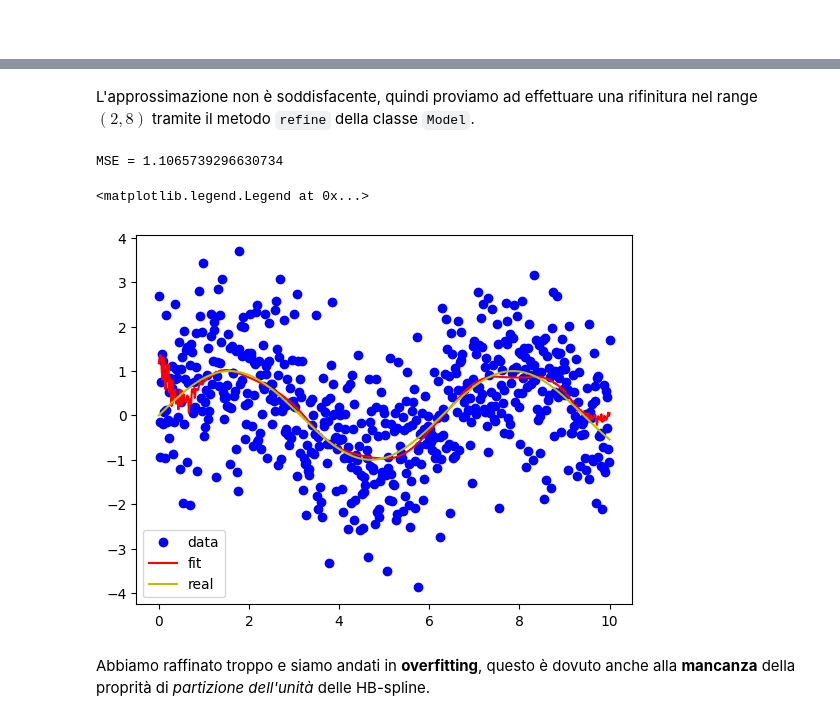
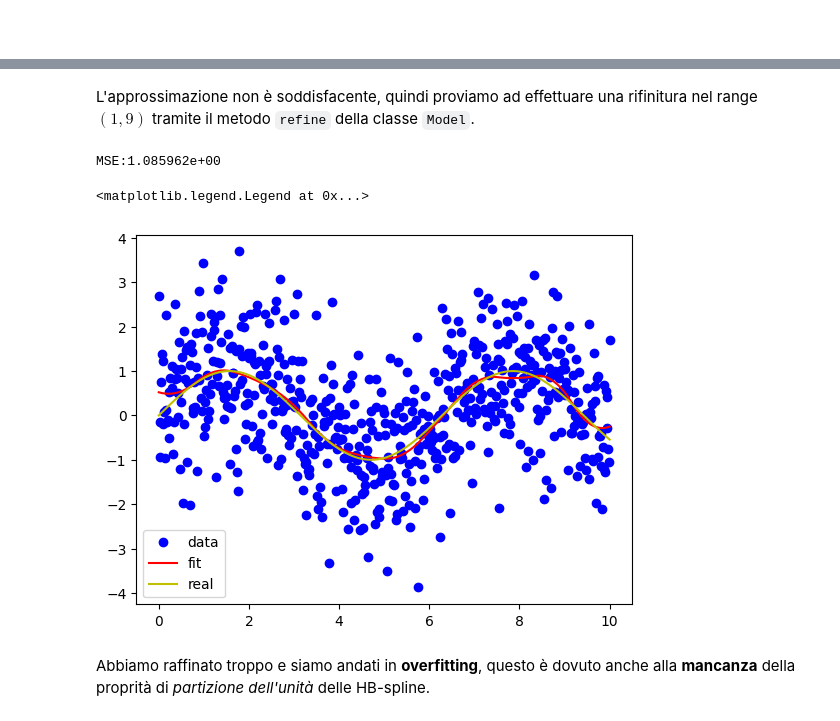
Before and after one commit to cMancio00/B-Spline, a Jupyter notebook: esempi.ipynb, the cells around one changed output, grey strips where cells are left out. Cells and saved outputs as stored; diff of their text form; code cells hidden in the pictures.

```diff
--- a/esempi.ipynb
+++ b/esempi.ipynb
@@ -185,15 +185,15 @@ MSE = 1.0925784512536574
 <matplotlib.legend.Legend at 0x...>
 [figure]
 # %% [markdown]
-L'approssimazione non è soddisfacente, quindi proviamo ad effettuare una rifinitura nel range $(2,8)$ tramite il metodo `refine` della classe `Model`.
+L'approssimazione non è soddisfacente, quindi proviamo ad effettuare una rifinitura nel range $(1,9)$ tramite il metodo `refine` della classe `Model`.
 # %%
-model.refine((1,9)).plot()
+model.refine((2,8)).plot()
 plt.plot(x, y_real, "y-", label="real")
 plt.legend(loc="best")
 # %% [output]
-MSE = 1.1065739296630734
+MSE:1.085962e+00
 <matplotlib.legend.Legend at 0x...>
-[figure, old version]
+[figure, new version]
 # %% [markdown]
 Abbiamo raffinato troppo e siamo andati in **overfitting**, questo è dovuto anche alla **mancanza** della proprità di *partizione dell'unità* delle HB-spline.
 # %% [markdown]
```
Also changed, not shown: parts of 10 cells of this notebook, 2 other files.
